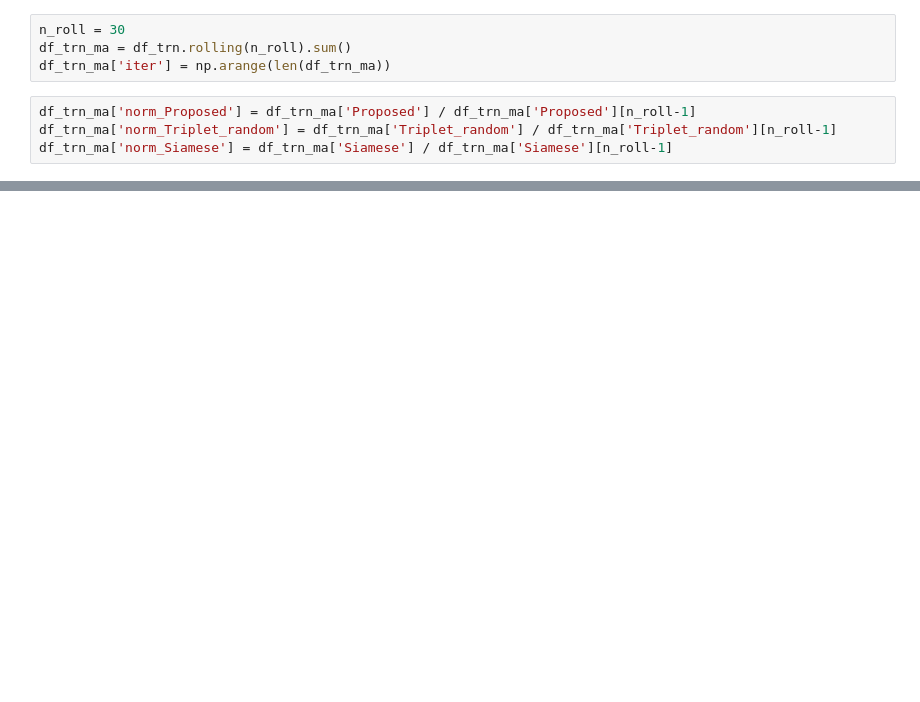
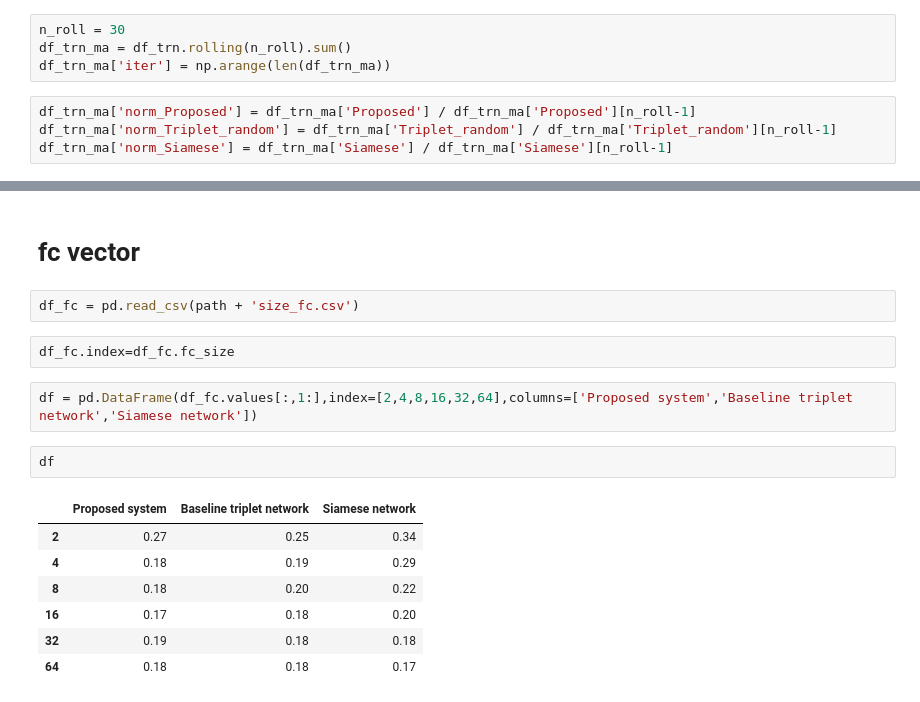
Before and after one commit to HERO-Kwon/MILab, a Jupyter notebook: 190522_Wisig_KAR/figure.ipynb, the cells around one changed output, grey strips where cells are left out. Drawn from its saved outputs; the diff is of its cells as text; blank space fills up the shorter version.

```diff
--- a/190522_Wisig_KAR/figure.ipynb
+++ b/190522_Wisig_KAR/figure.ipynb
@@ -131,0 +124,18 @@ nameset
+# %% [markdown]
+# fc vector
+# %%
+df_fc = pd.read_csv(path + 'size_fc.csv')
+# %%
+df_fc.index=df_fc.fc_size
+# %%
+df = pd.DataFrame(df_fc.values[:,1:],index=[2,4,8,16,32,64],columns=['Proposed system','Baseline triplet network','Siamese network'])
+# %%
+df
+# %% [output]
+|  | Proposed system | Baseline triplet network | Siamese network |
+| 2 | 0.27 | 0.25 | 0.34 |
+| 4 | 0.18 | 0.19 | 0.29 |
+| 8 | 0.18 | 0.20 | 0.22 |
+| 16 | 0.17 | 0.18 | 0.20 |
+| 32 | 0.19 | 0.18 | 0.18 |
+| 64 | 0.18 | 0.18 | 0.17 |
```
Also changed, not shown: parts of 10 cells of this notebook, 48 other files.
